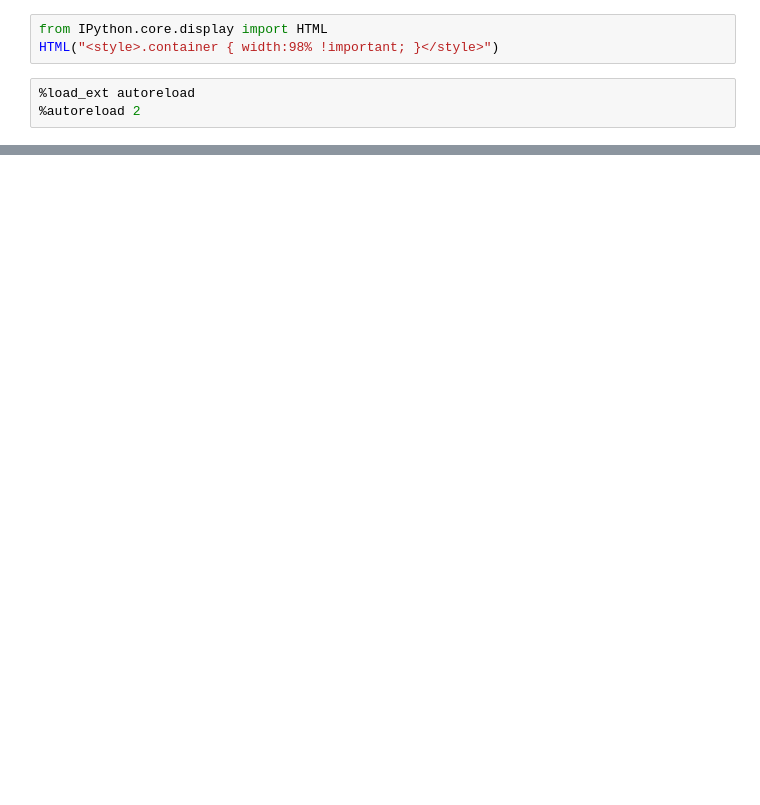
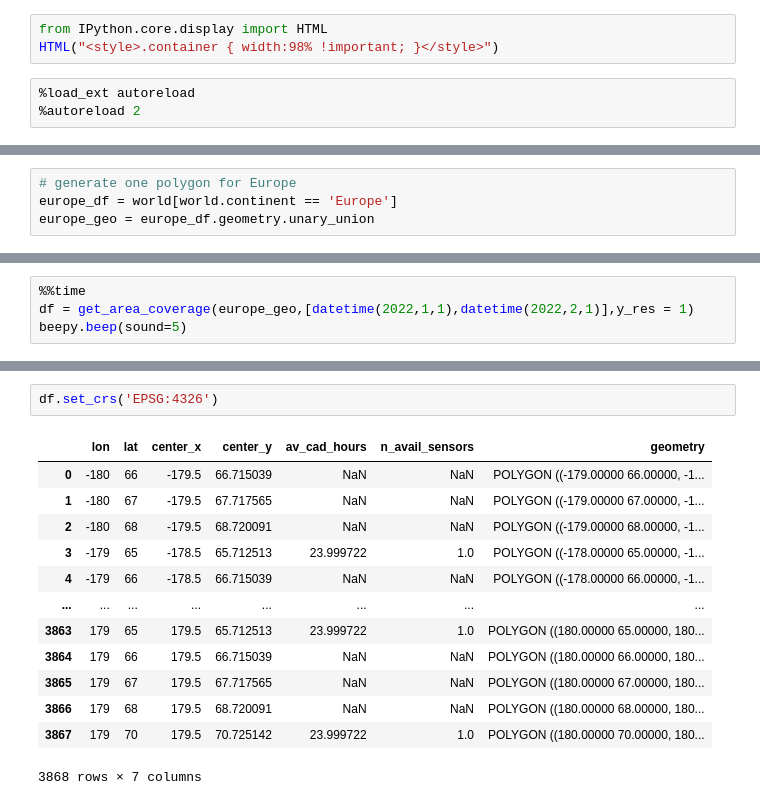
Before and after one commit to kvenkman/opera_coverage, a Jupyter notebook: notebooks/Global-Coverage.ipynb, the cells around one changed output, grey strips where cells are left out. Drawn from its saved outputs; the diff is of its cells as text; blank space fills up the shorter version.

Commit message:
after 1by1 world map

```diff
--- a/notebooks/Global-Coverage.ipynb
+++ b/notebooks/Global-Coverage.ipynb
@@ -253,0 +64,4 @@ df.iloc[:2].to_file('test2.geojson',driver='GeoJSON')
+# %%
+# generate one polygon for Europe
+europe_df = world[world.continent == 'Europe']
+europe_geo = europe_df.geometry.unary_union
@@ -253,0 +208,4 @@ df.iloc[:2].to_file('test2.geojson',driver='GeoJSON')
+# %%
+%%time
+df = get_area_coverage(europe_geo,[datetime(2022,1,1),datetime(2022,2,1)],y_res = 1)
+beepy.beep(sound=5)
@@ -253,0 +411,16 @@ df.iloc[:2].to_file('test2.geojson',driver='GeoJSON')
+# %%
+df.set_crs('EPSG:4326')
+# %% [output]
+|  | lon | lat | center_x | center_y | av_cad_hours | n_avail_sensors | geometry |
+| 0 | -180 | 66 | -179.5 | 66.715039 | NaN | NaN | POLYGON ((-179.00000 66.00000, -1... |
+| 1 | -180 | 67 | -179.5 | 67.717565 | NaN | NaN | POLYGON ((-179.00000 67.00000, -1... |
+| 2 | -180 | 68 | -179.5 | 68.720091 | NaN | NaN | POLYGON ((-179.00000 68.00000, -1... |
+| 3 | -179 | 65 | -178.5 | 65.712513 | 23.999722 | 1.0 | POLYGON ((-178.00000 65.00000, -1... |
+| 4 | -179 | 66 | -178.5 | 66.715039 | NaN | NaN | POLYGON ((-178.00000 66.00000, -1... |
+| ... | ... | ... | ... | ... | ... | ... | ... |
+| 3863 | 179 | 65 | 179.5 | 65.712513 | 23.999722 | 1.0 | POLYGON ((180.00000 65.00000, 180... |
+| 3864 | 179 | 66 | 179.5 | 66.715039 | NaN | NaN | POLYGON ((180.00000 66.00000, 180... |
+| 3865 | 179 | 67 | 179.5 | 67.717565 | NaN | NaN | POLYGON ((180.00000 67.00000, 180... |
+| 3866 | 179 | 68 | 179.5 | 68.720091 | NaN | NaN | POLYGON ((180.00000 68.00000, 180... |
+| 3867 | 179 | 70 | 179.5 | 70.725142 | 23.999722 | 1.0 | POLYGON ((180.00000 70.00000, 180... |
+3868 rows × 7 columns
```
Also changed, not shown: parts of 81 cells of this notebook, 2 other files.
